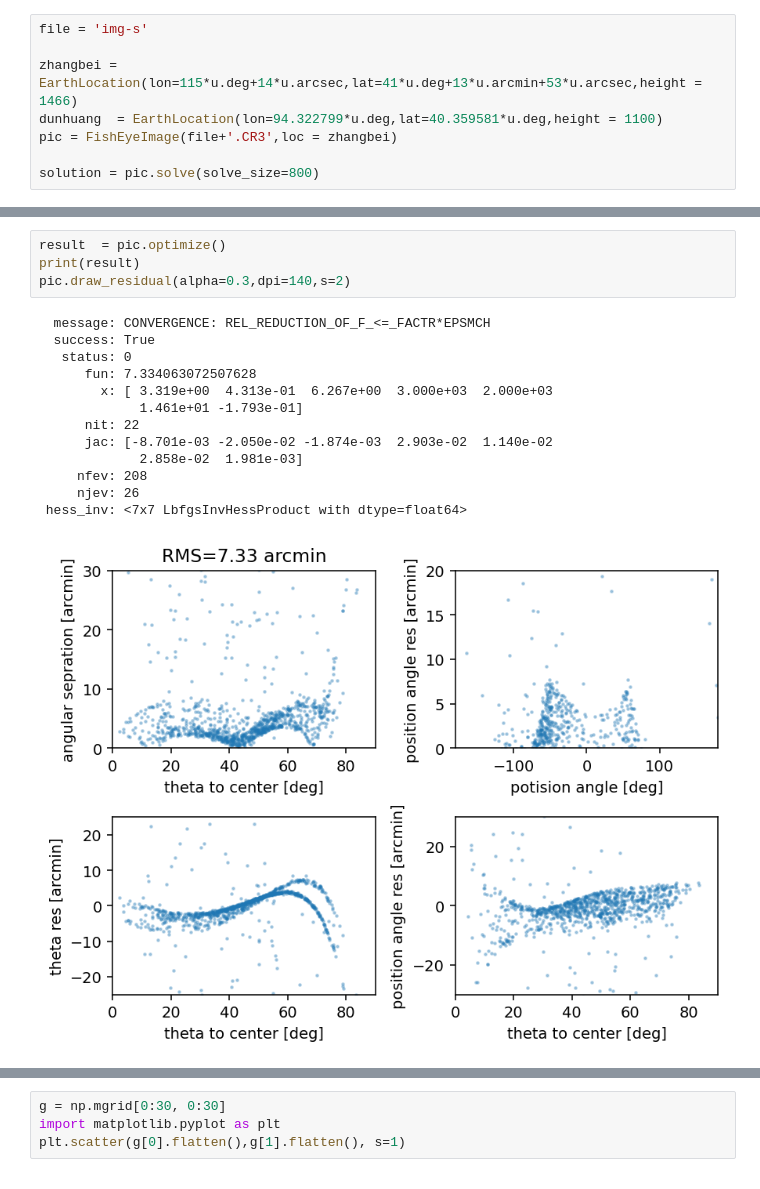
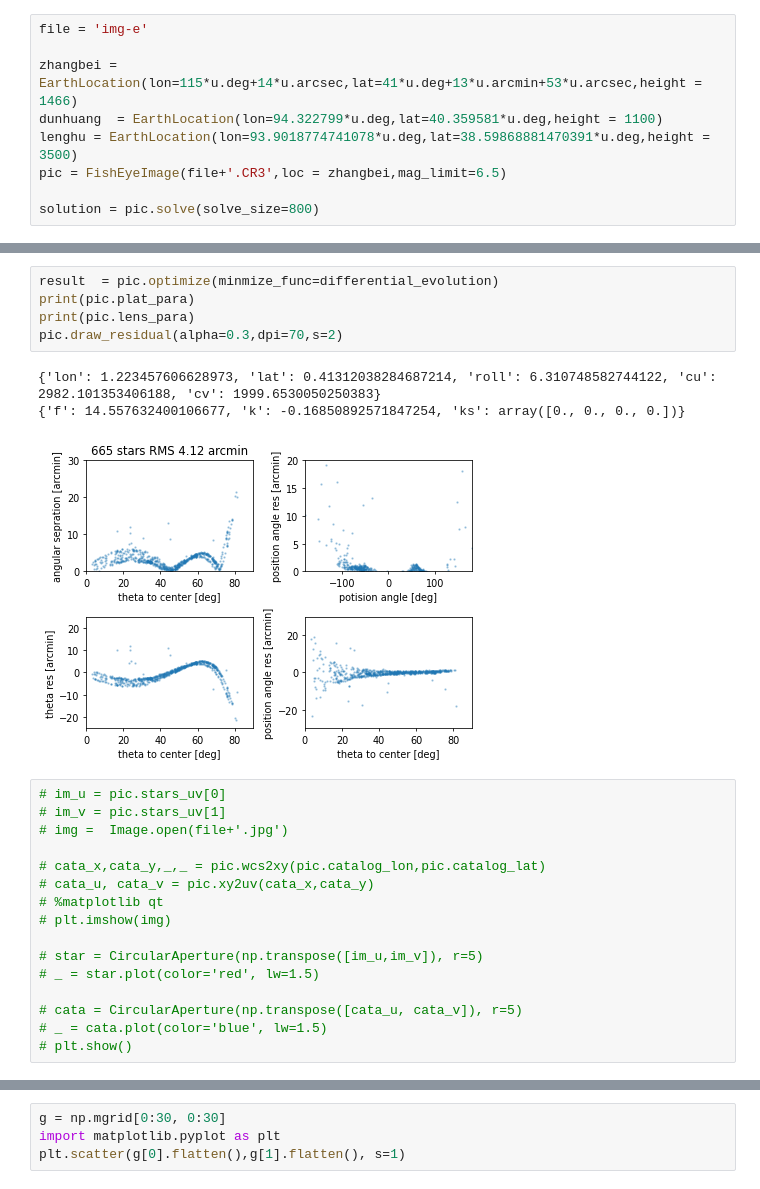
Before and after one commit to CoolTowel/constellation_lines, a Jupyter notebook: opti.ipynb, the cells around one changed output, grey strips where cells are left out. Cells and saved outputs as stored; diff of their text form.

```diff
--- a/opti.ipynb
+++ b/opti.ipynb
@@ -11,9 +12,10 @@ from photutils.aperture import CircularAperture
 # %%
-file = 'img-s'
+file = 'img-e'
 
 zhangbei = EarthLocation(lon=115*u.deg+14*u.arcsec,lat=41*u.deg+13*u.arcmin+53*u.arcsec,height = 1466)
 dunhuang  = EarthLocation(lon=94.322799*u.deg,lat=40.359581*u.deg,height = 1100)
-pic = FishEyeImage(file+'.CR3',loc = zhangbei)
+lenghu = EarthLocation(lon=93.9018774741078*u.deg,lat=38.59868881470391*u.deg,height = 3500)
+pic = FishEyeImage(file+'.CR3',loc = zhangbei,mag_limit=6.5)
 
 solution = pic.solve(solve_size=800)
 # %% [output]
@@ -26,19 +39,26 @@ pic.draw_residual(alpha=0.3,dpi=140,s=2)
 # %%
-result  = pic.optimize()
-print(result)
-pic.draw_residual(alpha=0.3,dpi=140,s=2)
+result  = pic.optimize(minmize_func=differential_evolution)
+print(pic.plat_para)
+print(pic.lens_para)
+pic.draw_residual(alpha=0.3,dpi=70,s=2)
 # %% [output]
-  message: CONVERGENCE: REL_REDUCTION_OF_F_<=_FACTR*EPSMCH
-  success: True
-   status: 0
-      fun: 7.334063072507628
-        x: [ 3.319e+00  4.313e-01  6.267e+00  3.000e+03  2.000e+03
-             1.461e+01 -1.793e-01]
-      nit: 22
-      jac: [-8.701e-03 -2.050e-02 -1.874e-03  2.903e-02  1.140e-02
-             2.858e-02  1.981e-03]
-     nfev: 208
-     njev: 26
- hess_inv: <7x7 LbfgsInvHessProduct with dtype=float64>
+{'lon': 1.223457606628973, 'lat': 0.41312038284687214, 'roll': 6.310748582744122, 'cu': 2982.101353406188, 'cv': 1999.6530050250383}
+{'f': 14.557632400106677, 'k': -0.16850892571847254, 'ks': array([0., 0., 0., 0.])}
-[figure, old version]
+[figure, new version]
+# %%
+# im_u = pic.stars_uv[0]
+# im_v = pic.stars_uv[1]
+# img =  Image.open(file+'.jpg')
+
+# cata_x,cata_y,_,_ = pic.wcs2xy(pic.catalog_lon,pic.catalog_lat)
+# cata_u, cata_v = pic.xy2uv(cata_x,cata_y)
+# %matplotlib qt
+# plt.imshow(img)
+
+# star = CircularAperture(np.transpose([im_u,im_v]), r=5)
+# _ = star.plot(color='red', lw=1.5)
+
+# cata = CircularAperture(np.transpose([cata_u, cata_v]), r=5)
+# _ = cata.plot(color='blue', lw=1.5)
+# plt.show()
 # %%
```
Also changed, not shown: parts of 8 cells of this notebook, 2 other files.
